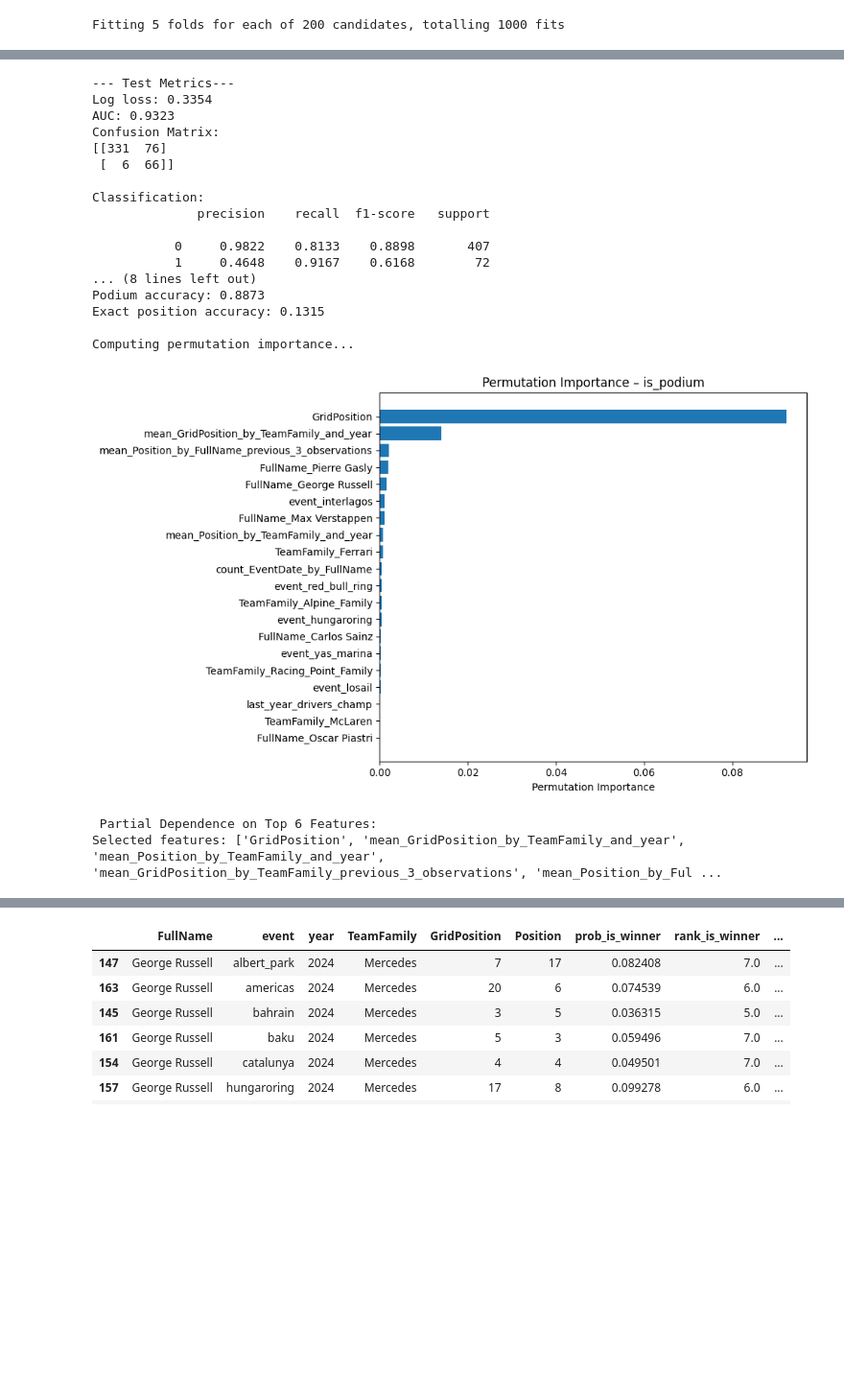
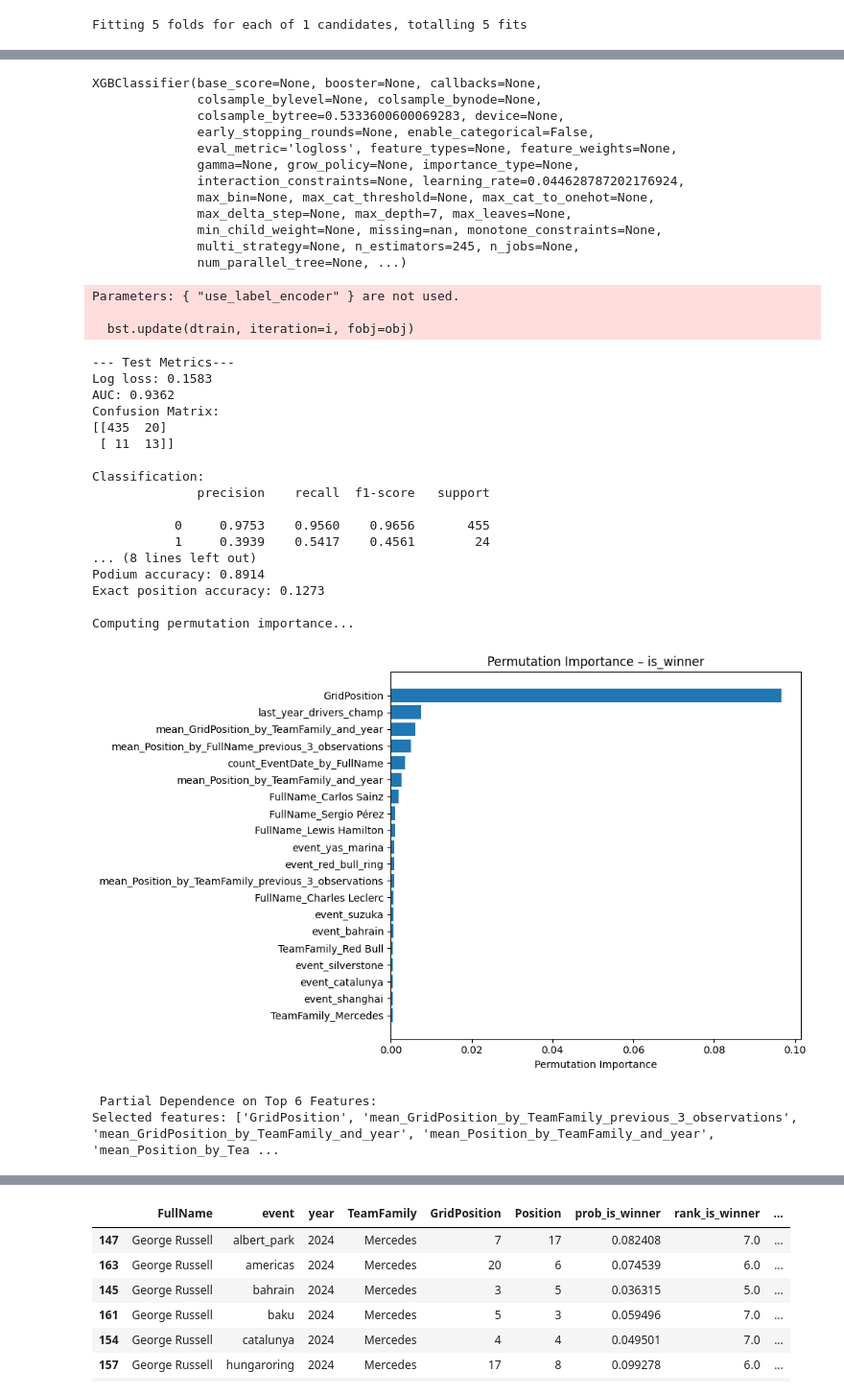
Before and after one commit to apidburachynskyi/F1, a Jupyter notebook: Projet/XGBoost_finalversion.ipynb, the cells around one changed output, grey strips where cells are left out. Shown at 96% size. Cells and saved outputs as stored; diff of their text form; code cells hidden in the pictures; blank space fills up the shorter version.

```diff
--- a/Projet/XGBoost_finalversion.ipynb
+++ b/Projet/XGBoost_finalversion.ipynb
@@ -38,12 +39,11 @@ def evaluate_predictions(meta_df, probs, target):
     return df
 # %%
 #Permutation Importance (mandatory)
-def plot_permutation_importance(model, X_test, y_test, feature_names, target):
+def plot_permutation_importance(model, X_test, y_test, feature_names, target, save_dir=None):
     print("\nComputing permutation importance...")
     result = permutation_importance(
         model, X_test, y_test, n_repeats=20, random_state=42, scoring="roc_auc"
     )
-
     sorted_idx = result.importances_mean.argsort()[::-1][:20]
     plt.figure(figsize=(10, 6))
     plt.barh(np.array(feature_names)[sorted_idx], result.importances_mean[sorted_idx])
@@ -51,10 +51,14 @@ def plot_permutation_importance(model, X_test, y_test, feature_names, target):
     plt.title(f"Permutation Importance – {target}")
     plt.gca().invert_yaxis()
     plt.tight_layout()
+
+    if save_dir:
+        plt.savefig(os.path.join(save_dir, f"permutation_importance_{target}.png"))
+
     plt.show()
 # %%
 #PDP (mandatory)
-def plot_top_pdp(model, X, feature_names, top_n=6):
+def plot_top_pdp(model, X, feature_names, top_n=6, save_dir=None):
     print(f"\n Partial Dependence on Top {top_n} Features:")
 
     importances = model.feature_importances_
@@ -80,5 +84,9 @@ def plot_top_pdp(model, X, feature_names, top_n=6):
         ax=ax
     )
     plt.tight_layout()
+
+    if save_dir:
+        plt.savefig(os.path.join(save_dir, f"pdp.png"))
+
     plt.show()
 # %%
@@ -178,10 +275,10 @@ def run_xgb(df_path, target, param_search=True):
 # %%
 model_podium, results_podium = run_xgb(
     df_path="Data/race_feature_2015_2024.csv",
-    target="is_podium",
+    target="is_winner",
     param_search=True
 )
 # %% [output]
-Fitting 5 folds for each of 200 candidates, totalling 1000 fits
+Fitting 5 folds for each of 1 candidates, totalling 5 fits
 Parameters: { "use_label_encoder" } are not used.
 
@@ -192,20 +301,35 @@ Parameters: { "use_label_encoder" } are not used.
---- Test Metrics---
-Log loss: 0.3354
-AUC: 0.9323
-Confusion Matrix:
-[[331  76]
- [  6  66]]
-
-Classification:
-              precision    recall  f1-score   support
-
-           0     0.9822    0.8133    0.8898       407
-           1     0.4648    0.9167    0.6168        72
-... (8 lines left out)
-Podium accuracy: 0.8873
-Exact position accuracy: 0.1315
-
-Computing permutation importance...
+XGBClassifier(base_score=None, booster=None, callbacks=None,
+              colsample_bylevel=None, colsample_bynode=None,
+              colsample_bytree=0.5333600600069283, device=None,
+              early_stopping_rounds=None, enable_categorical=False,
+              eval_metric='logloss', feature_types=None, feature_weights=None,
+              gamma=None, grow_policy=None, importance_type=None,
+              interaction_constraints=None, learning_rate=0.044628787202176924,
+              max_bin=None, max_cat_threshold=None, max_cat_to_onehot=None,
+              max_delta_step=None, max_depth=7, max_leaves=None,
+              min_child_weight=None, missing=nan, monotone_constraints=None,
+              multi_strategy=None, n_estimators=245, n_jobs=None,
+              num_parallel_tree=None, ...)
+Parameters: { "use_label_encoder" } are not used.
+
+  bst.update(dtrain, iteration=i, fobj=obj)
+--- Test Metrics---
+Log loss: 0.1583
+AUC: 0.9362
+Confusion Matrix:
+[[435  20]
+ [ 11  13]]
+
+Classification:
+              precision    recall  f1-score   support
+
+           0     0.9753    0.9560    0.9656       455
+           1     0.3939    0.5417    0.4561        24
+... (8 lines left out)
+Podium accuracy: 0.8914
+Exact position accuracy: 0.1273
+
+Computing permutation importance...
-[figure, old version]
+[figure, new version]
- Partial Dependence on Top 6 Features:
-Selected features: ['GridPosition', 'mean_GridPosition_by_TeamFamily_and_year', 'mean_Position_by_TeamFamily_and_year', 'mean_GridPosition_by_TeamFamily_previous_3_observations', 'mean_Position_by_Ful ...
+ Partial Dependence on Top 6 Features:
+Selected features: ['GridPosition', 'mean_GridPosition_by_TeamFamily_previous_3_observations', 'mean_GridPosition_by_TeamFamily_and_year', 'mean_Position_by_TeamFamily_and_year', 'mean_Position_by_Tea ...
```
Also changed, not shown: parts of 7 cells of this notebook, 17 other files.
